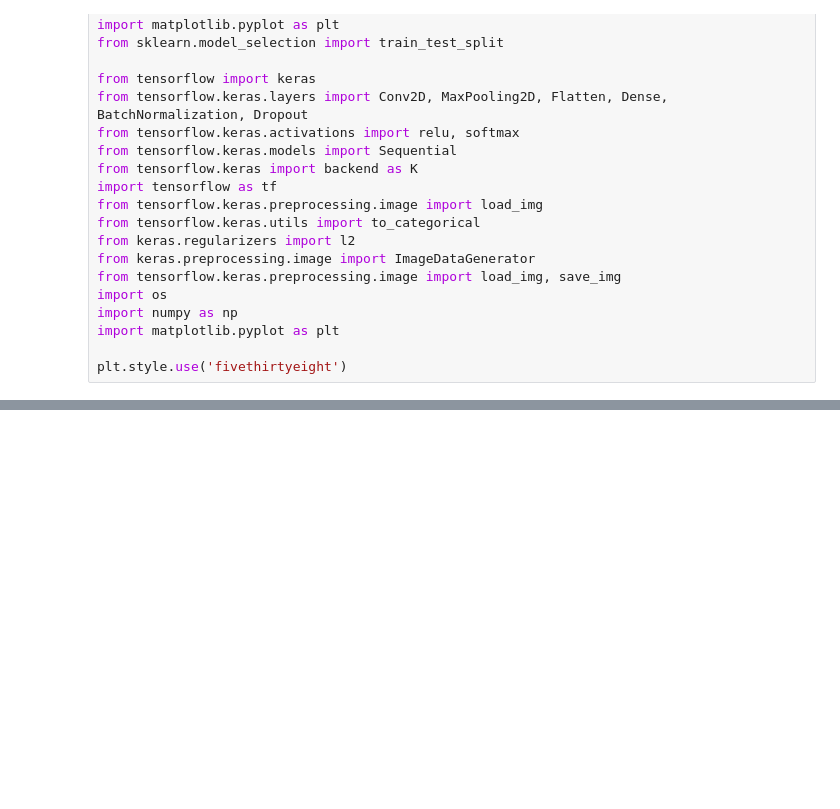
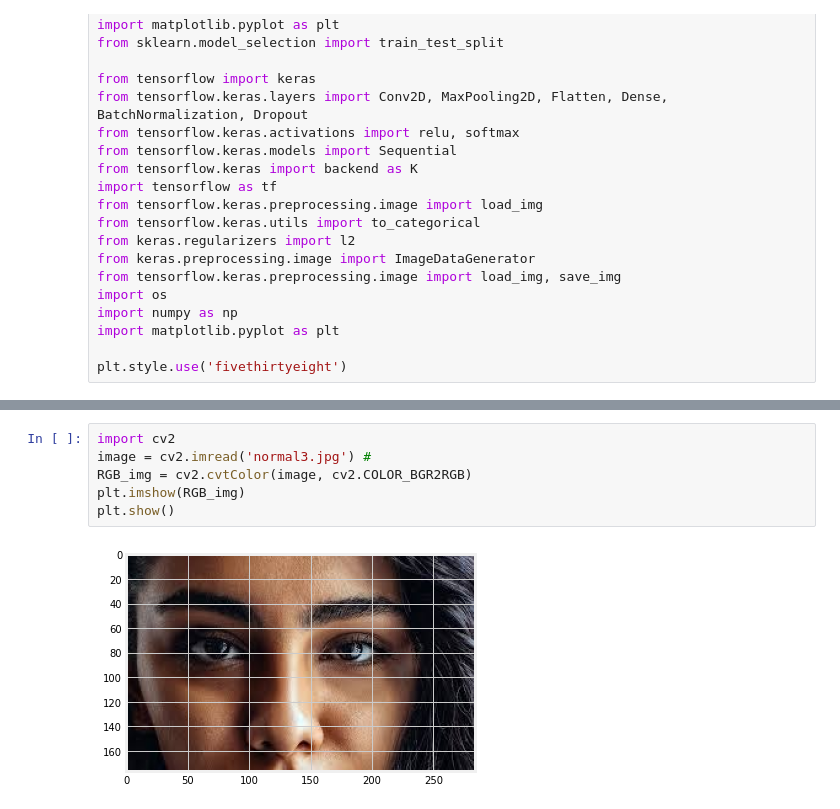
Before and after one commit to jaybfn/Red-Eye-Detection, a Jupyter notebook: script/train.ipynb, the cells around one changed output, grey strips where cells are left out. Cells and saved outputs as stored; diff of their text form; blank space fills up the shorter version.

```diff
--- a/script/train.ipynb
+++ b/script/train.ipynb
@@ -161,0 +181,8 @@ Model Evalution Score
+# %%
+import cv2
+image = cv2.imread('normal3.jpg') #
+RGB_img = cv2.cvtColor(image, cv2.COLOR_BGR2RGB)
+plt.imshow(RGB_img)
+plt.show()
+# %% [output]
+[figure, added]
```
Also changed, not shown: parts of 10 cells of this notebook.
